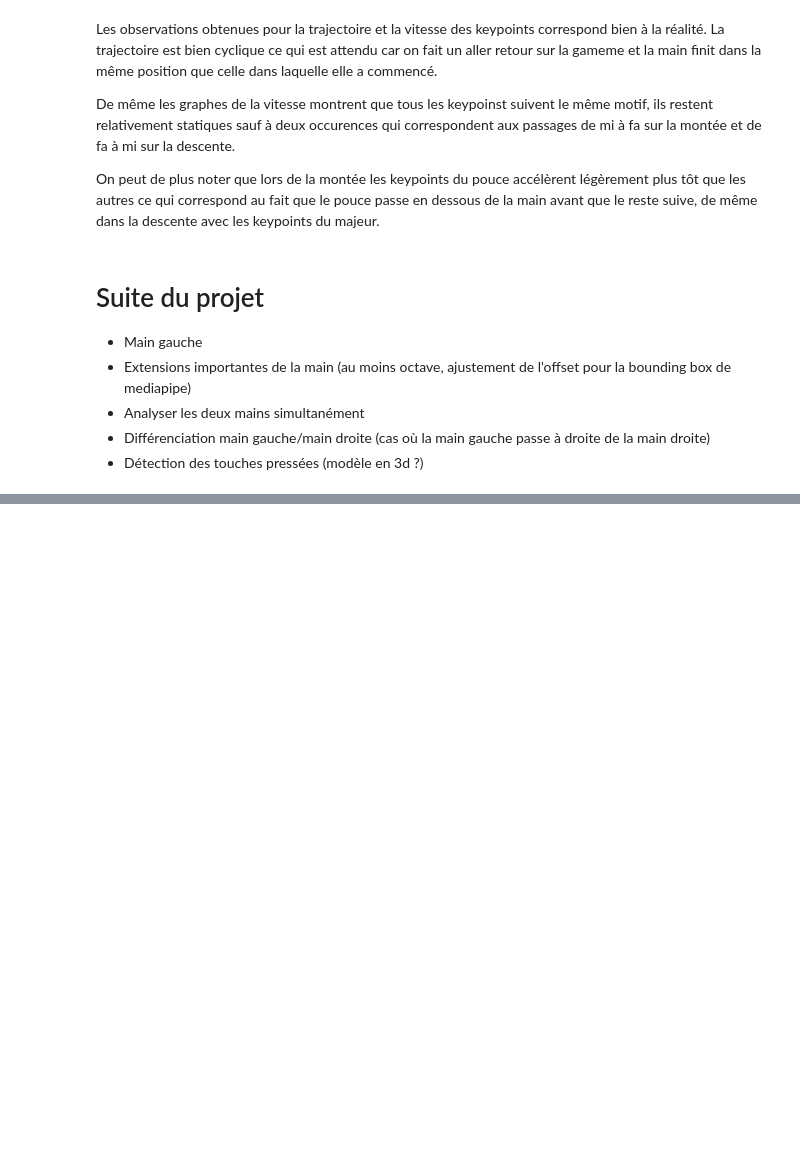
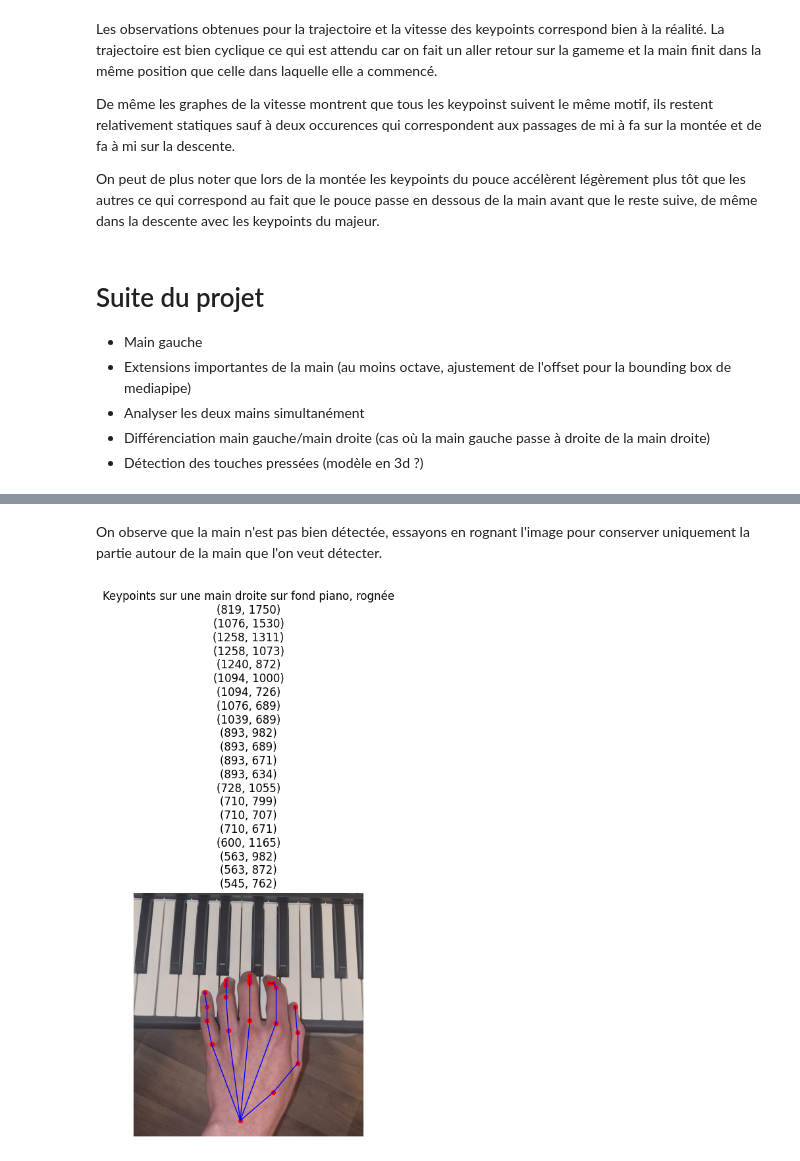
Before and after one commit to TomSaw31/Projet-MMPose, a Jupyter notebook: Projet_MMPose.ipynb, the cells around one changed output, grey strips where cells are left out. Drawn from its saved outputs; the diff is of its cells as text; code cells hidden in the pictures; blank space fills up the shorter version.

```diff
--- a/Projet_MMPose.ipynb
+++ b/Projet_MMPose.ipynb
@@ -608,0 +634,25 @@ On peut de plus noter que lors de la montée les keypoints du pouce accélèrent
+# %% [markdown]
+On observe que la main n'est pas bien détectée, essayons en rognant l'image pour conserver uniquement la partie autour de la main que l'on veut détecter.
+# %%
+img_path = '/content/images/main_gauche_fond_piano_rognee.jpg' # à importer manuellement dans le notebook
+
+im_pil = PILImage.open(img_path).convert('RGB')
+im_np = np.array(im_pil)
+W, H = im_pil.size
+results = inference_topdown(model, img_path)
+
+pred = results[0] # Une seule main
+keypoints = pred.pred_instances.keypoints[0]  # shape (21, 2)
+scores = pred.pred_instances.keypoint_scores[0]  # shape (21,)
+
+plt.figure()
+plt.imshow(im_np)
+plt.axis('off')
+plt.title('Keypoints sur une main droite sur fond piano, rognée\n' +
+          '\n'.join([str(tuple(map(int, point))) for point in keypoints]))
+
+draw_hand_skeleton(keypoints)
+
+plt.show()
+# %% [output]
+[figure, added]
```
Also changed, not shown: parts of 18 cells of this notebook, 7 other files.
